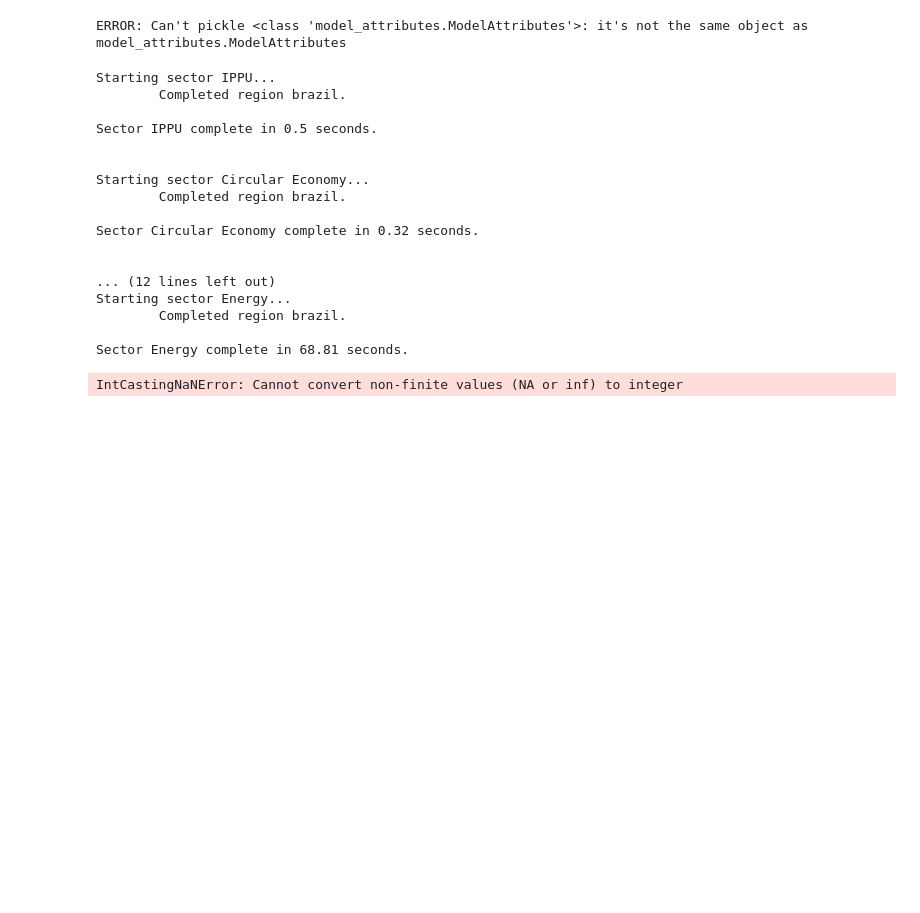
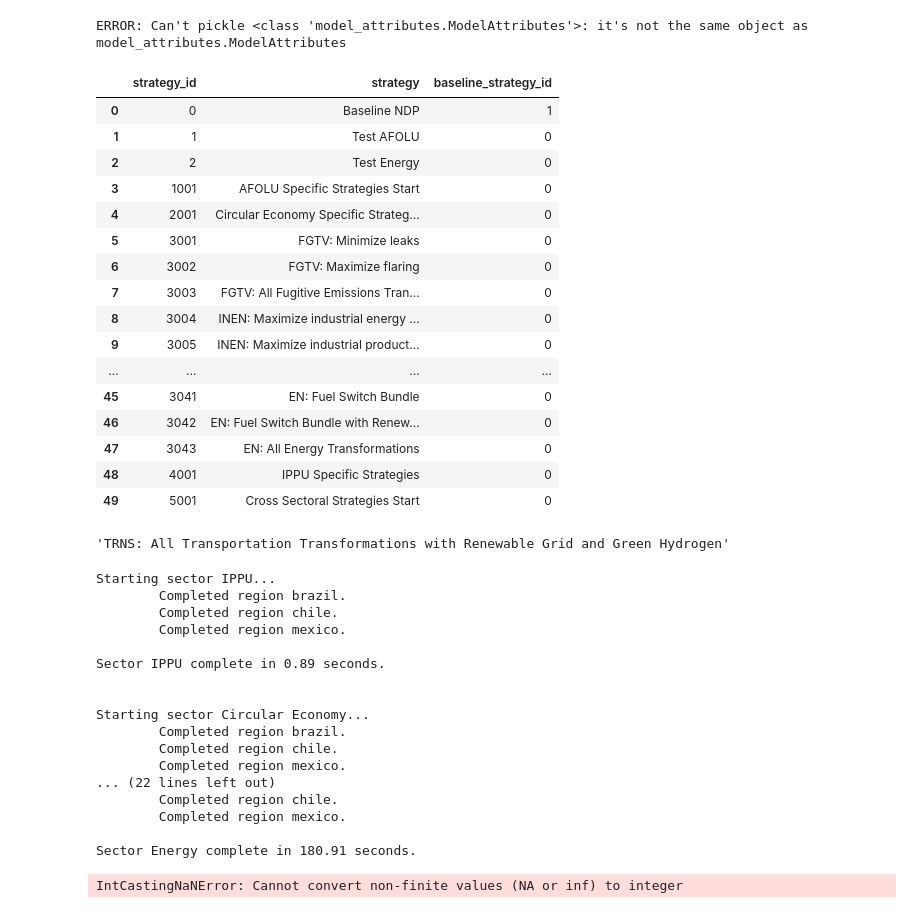
Before and after one commit to jarojasag/lac_decarbonization, a Jupyter notebook: python/build_templates_from_calibrated_files.ipynb, the cells around one changed output. Cells and saved outputs as stored; diff of their text form; code cells hidden in the pictures; blank space fills up the shorter version.

```diff
--- a/python/build_templates_from_calibrated_files.ipynb
+++ b/python/build_templates_from_calibrated_files.ipynb
@@ -200,6 +200,32 @@ bid = ing.BaseInputDatabase(dir_templates, sa.model_attributes, None, demo_q = F
 bid_demo = ing.BaseInputDatabase(dir_templates_demo, sa.model_attributes, list(all_regions)[0], demo_q = True);
 # %% [output]
 ERROR: Can't pickle <class 'model_attributes.ModelAttributes'>: it's not the same object as model_attributes.ModelAttributes
+# %%
+dict_check = attr_strat.field_maps.get(f"{attr_strat.key}_to_strategy")
+attr_strat.table
+#dict_check.get(3036)
+# %% [output]
+|  | strategy_id | strategy | baseline_strategy_id |
+| 0 | 0 | Baseline NDP | 1 |
+| 1 | 1 | Test AFOLU | 0 |
+| 2 | 2 | Test Energy | 0 |
+| 3 | 1001 | AFOLU Specific Strategies Start | 0 |
+| 4 | 2001 | Circular Economy Specific Strateg... | 0 |
+| 5 | 3001 | FGTV: Minimize leaks | 0 |
+| 6 | 3002 | FGTV: Maximize flaring | 0 |
+| 7 | 3003 | FGTV: All Fugitive Emissions Tran... | 0 |
+| 8 | 3004 | INEN: Maximize industrial energy ... | 0 |
+| 9 | 3005 | INEN: Maximize industrial product... | 0 |
+| ... | ... | ... | ... |
+| 45 | 3041 | EN: Fuel Switch Bundle | 0 |
+| 46 | 3042 | EN: Fuel Switch Bundle with Renew... | 0 |
+| 47 | 3043 | EN: All Energy Transformations | 0 |
+| 48 | 4001 | IPPU Specific Strategies | 0 |
+| 49 | 5001 | Cross Sectoral Strategies Start | 0 |
+# %%
+dict_check.get(3034)
+# %% [output]
+'TRNS: All Transportation Transformations with Renewable Grid and Green Hydrogen'
 # %%
 
 warnings.filterwarnings("ignore")
@@ -242,7 +268,7 @@ for sector_abv in dict_calibration_file_paths.keys():
 
     # loop over regions to build template
     #for region in ["dominican_republic", "india", "jordan", "paraguay", "uzbekistan"]:
-    for region in ["brazil"]:#, "chile", "ecuador", "mexico"]:#, "mexico"]:#all_regions:
+    for region in ["brazil", "chile", "mexico"]:#["ecuador"]:#["brazil", "chile", "ecuador", "mexico"]:#, "mexico"]:#all_regions:
 
         # get input component and add baseline strategy marker
         fields_sort = [attr_strat.key, field_time_period] if (attr_strat.key in df_inputs.columns) else [field_time_period]
@@ -285,21 +311,21 @@ for sector_abv in dict_calibration_file_paths.keys():
 # %% [output]
 Starting sector IPPU...
         Completed region brazil.
+        Completed region chile.
+        Completed region mexico.
 
-Sector IPPU complete in 0.5 seconds.
+Sector IPPU complete in 0.89 seconds.
 
 
 Starting sector Circular Economy...
         Completed region brazil.
+        Completed region chile.
+        Completed region mexico.
+... (22 lines left out)
+        Completed region chile.
+        Completed region mexico.
 
-Sector Circular Economy complete in 0.32 seconds.
-
-
-... (12 lines left out)
-Starting sector Energy...
-        Completed region brazil.
-
-Sector Energy complete in 68.81 seconds.
+Sector Energy complete in 180.91 seconds.
 # %%
 df_base = sa.model_attributes.build_variable_dataframe_by_sector(
     ["Energy"],
```
Also changed, not shown: 39 other files.
